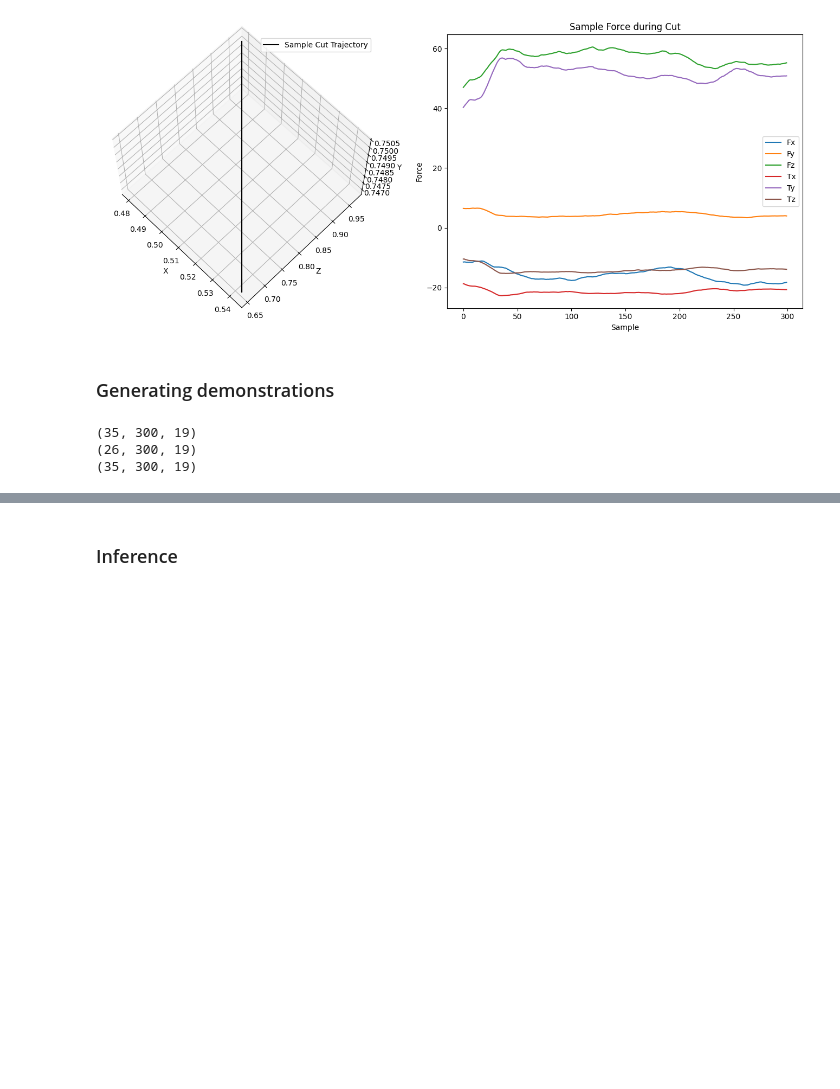
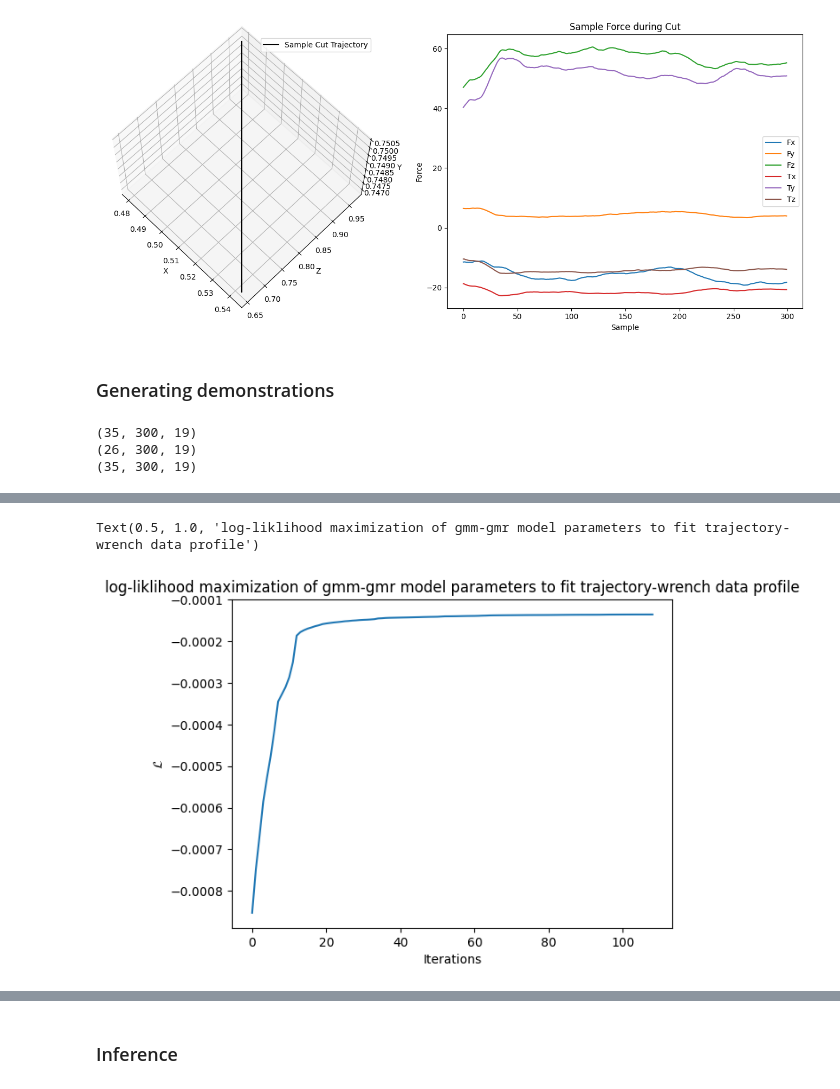
Before and after one commit to waddah27/GMR-Analysis, a Jupyter notebook: gmr_analysis 2conds.ipynb, the cells around one changed output, grey strips where cells are left out. Cells and saved outputs as stored; diff of their text form; code cells hidden in the pictures; blank space fills up the shorter version.

```diff
--- a/gmr_analysis 2conds.ipynb
+++ b/gmr_analysis 2conds.ipynb
@@ -219,0 +241,8 @@ Text(0.5, 1.0, 'Covergence of gmm-gmr model parameters to fit trajectory-wrench
+# %%
+plt.plot(bgmm.llog_hist[2:])
+plt.xlabel('Iterations')
+plt.ylabel(r'$\mathcal{L}$')
+plt.title('log-liklihood maximization of gmm-gmr model parameters to fit trajectory-wrench data profile')
+# %% [output]
+Text(0.5, 1.0, 'log-liklihood maximization of gmm-gmr model parameters to fit trajectory-wrench data profile')
+[figure, added]
```
Also changed, not shown: parts of 13 cells of this notebook, 13 other files.
